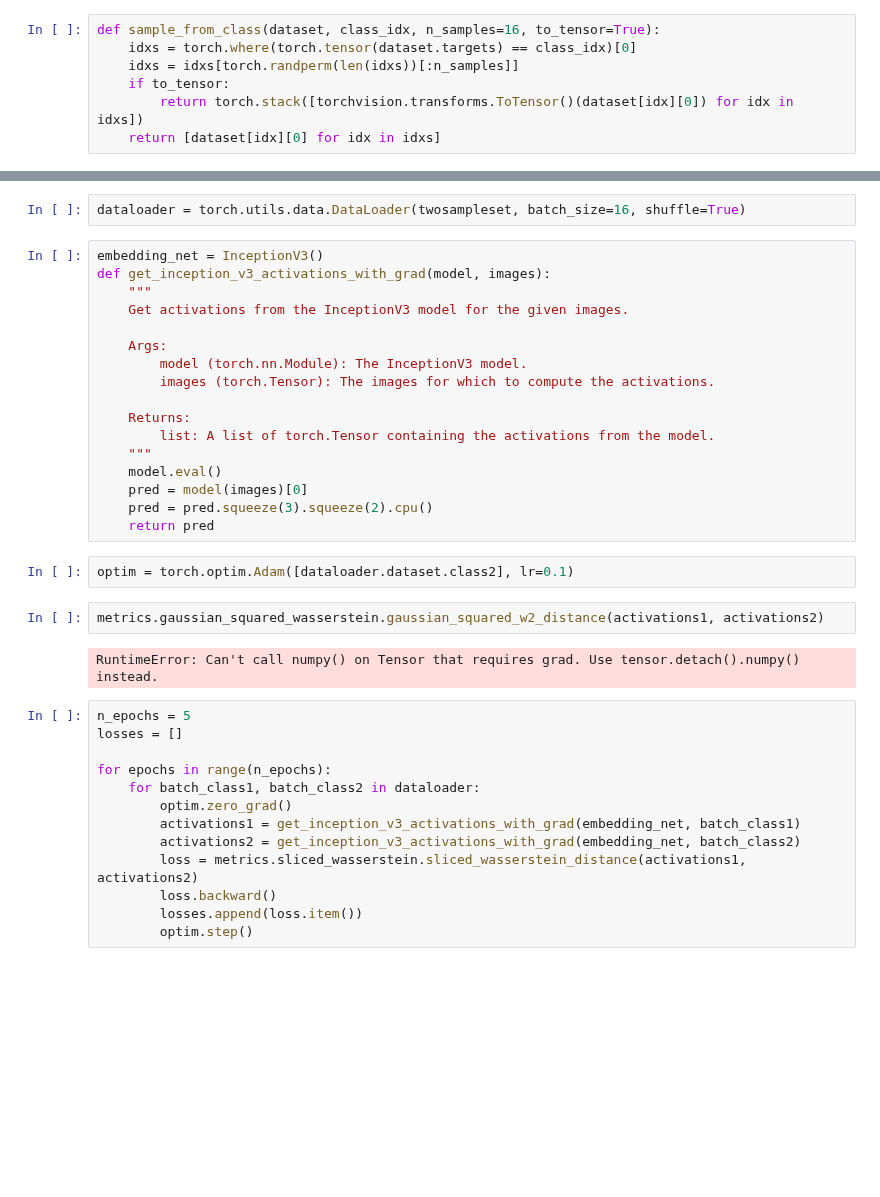
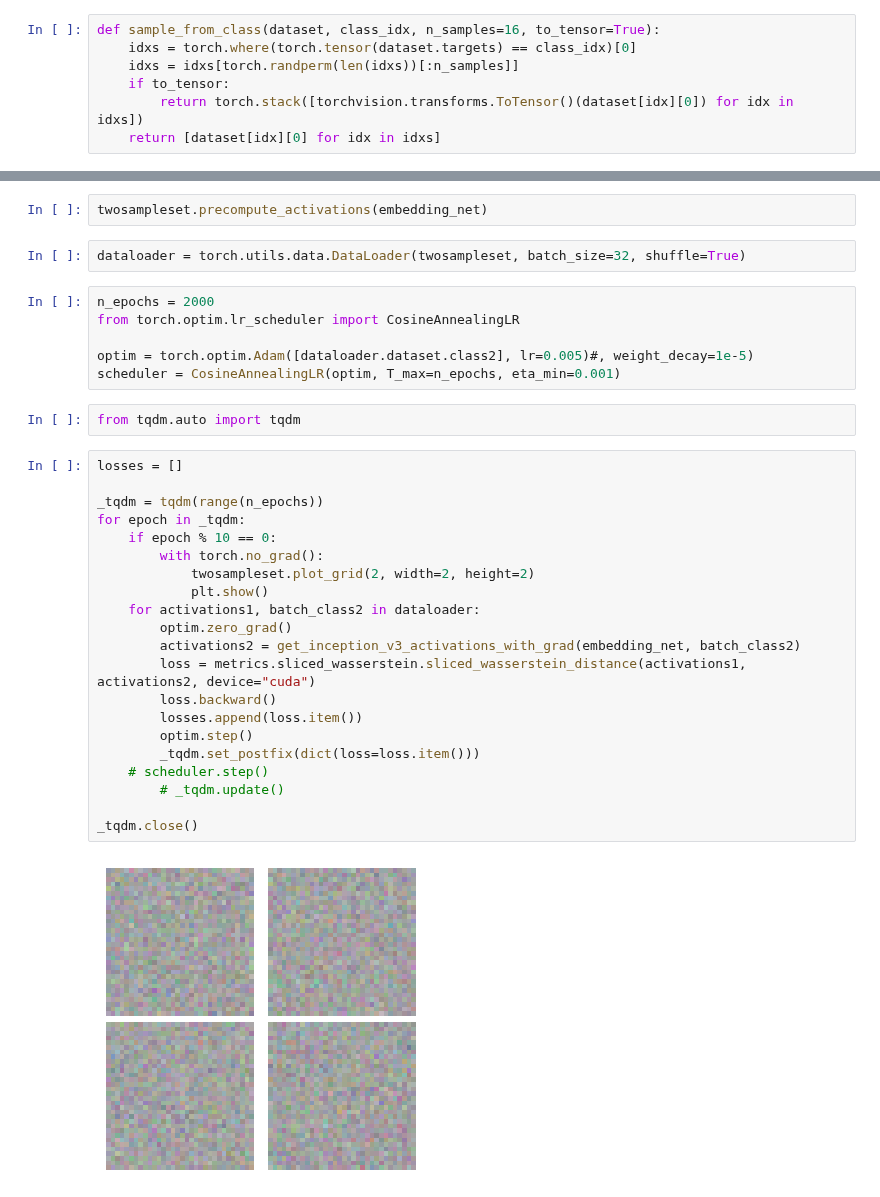
Before and after one commit to mackelab/labproject, a Jupyter notebook: docs/notebooks/application3.ipynb, the cells around one changed output, grey strips where cells are left out. Saved outputs shown, nothing was run; the diff lists cells and outputs as text; blank space fills up the shorter version.

```diff
--- a/docs/notebooks/application3.ipynb
+++ b/docs/notebooks/application3.ipynb
@@ -64,38 +144,35 @@ twosampleset.plot_grid(2, width=4, height=4)
+# %%
+twosampleset.precompute_activations(embedding_net)
 # %%
-dataloader = torch.utils.data.DataLoader(twosampleset, batch_size=16, shuffle=True)
+dataloader = torch.utils.data.DataLoader(twosampleset, batch_size=32, shuffle=True)
-# %%
-embedding_net = InceptionV3()
-def get_inception_v3_activations_with_grad(model, images):
-    """
-    Get activations from the InceptionV3 model for the given images.
-
-    Args:
-        model (torch.nn.Module): The InceptionV3 model.
-        images (torch.Tensor): The images for which to compute the activations.
-
-    Returns:
-        list: A list of torch.Tensor containing the activations from the model.
-    """
-    model.eval()
-    pred = model(images)[0]
-    pred = pred.squeeze(3).squeeze(2).cpu()
-    return pred
-# %%
-optim = torch.optim.Adam([dataloader.dataset.class2], lr=0.1)
-# %%
-metrics.gaussian_squared_wasserstein.gaussian_squared_w2_distance(activations1, activations2)
-# %% [output]
-RuntimeError: Can't call numpy() on Tensor that requires grad. Use tensor.detach().numpy() instead.
+# %%
+n_epochs = 2000
+from torch.optim.lr_scheduler import CosineAnnealingLR
+
+optim = torch.optim.Adam([dataloader.dataset.class2], lr=0.005)#, weight_decay=1e-5)
+scheduler = CosineAnnealingLR(optim, T_max=n_epochs, eta_min=0.001)
+# %%
+from tqdm.auto import tqdm
 # %%
-n_epochs = 5
 losses = []
 
-for epochs in range(n_epochs):
-    for batch_class1, batch_class2 in dataloader:
+_tqdm = tqdm(range(n_epochs))
+for epoch in _tqdm:
+    if epoch % 10 == 0:
+        with torch.no_grad():
+            twosampleset.plot_grid(2, width=2, height=2)
+            plt.show()
+    for activations1, batch_class2 in dataloader:
         optim.zero_grad()
-        activations1 = get_inception_v3_activations_with_grad(embedding_net, batch_class1)
         activations2 = get_inception_v3_activations_with_grad(embedding_net, batch_class2)
-        loss = metrics.sliced_wasserstein.sliced_wasserstein_distance(activations1, activations2)
+        loss = metrics.sliced_wasserstein.sliced_wasserstein_distance(activations1, activations2, device="cuda")
         loss.backward()
         losses.append(loss.item())
         optim.step()
+        _tqdm.set_postfix(dict(loss=loss.item()))
+    # scheduler.step()
+        # _tqdm.update()
+
+_tqdm.close()
+# %% [output]
+[figure, added]
```
Also changed, not shown: parts of 10 cells of this notebook.
